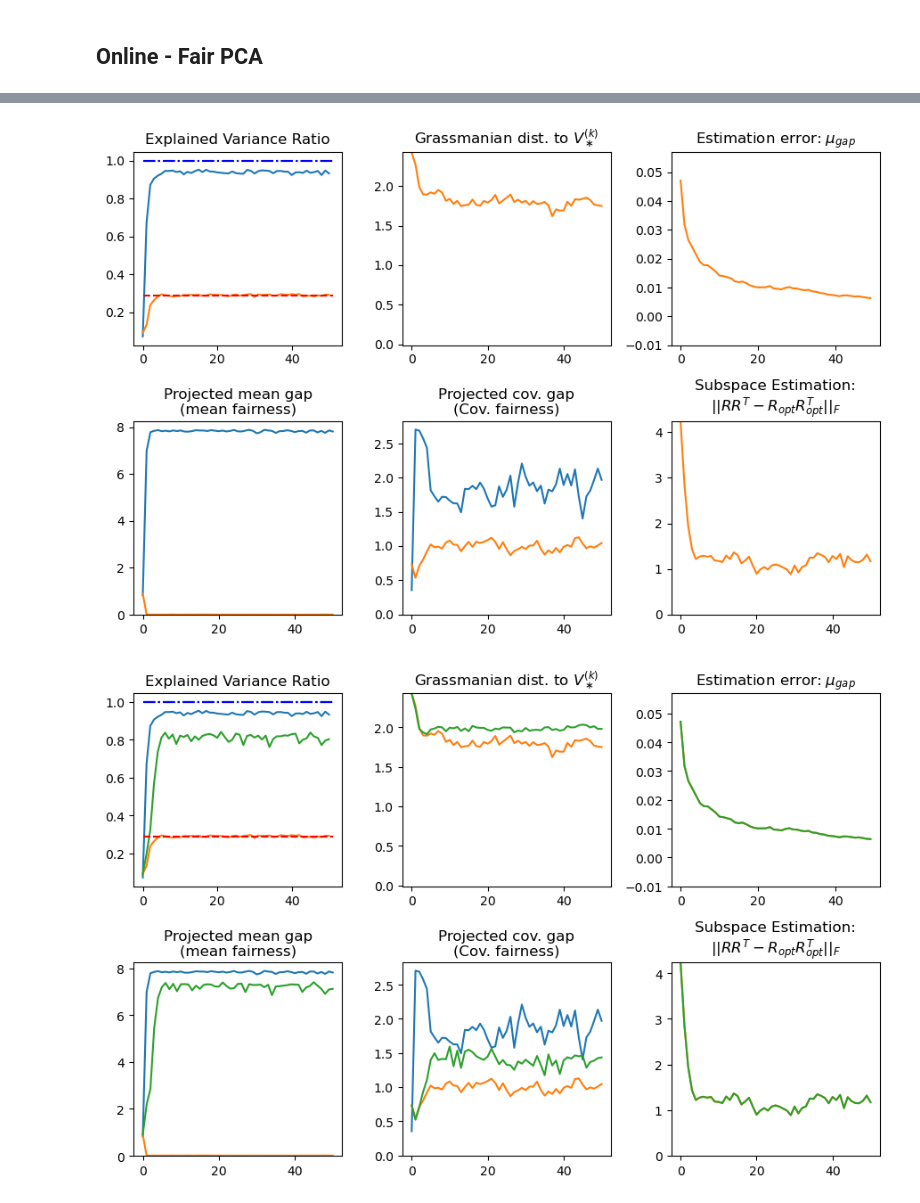
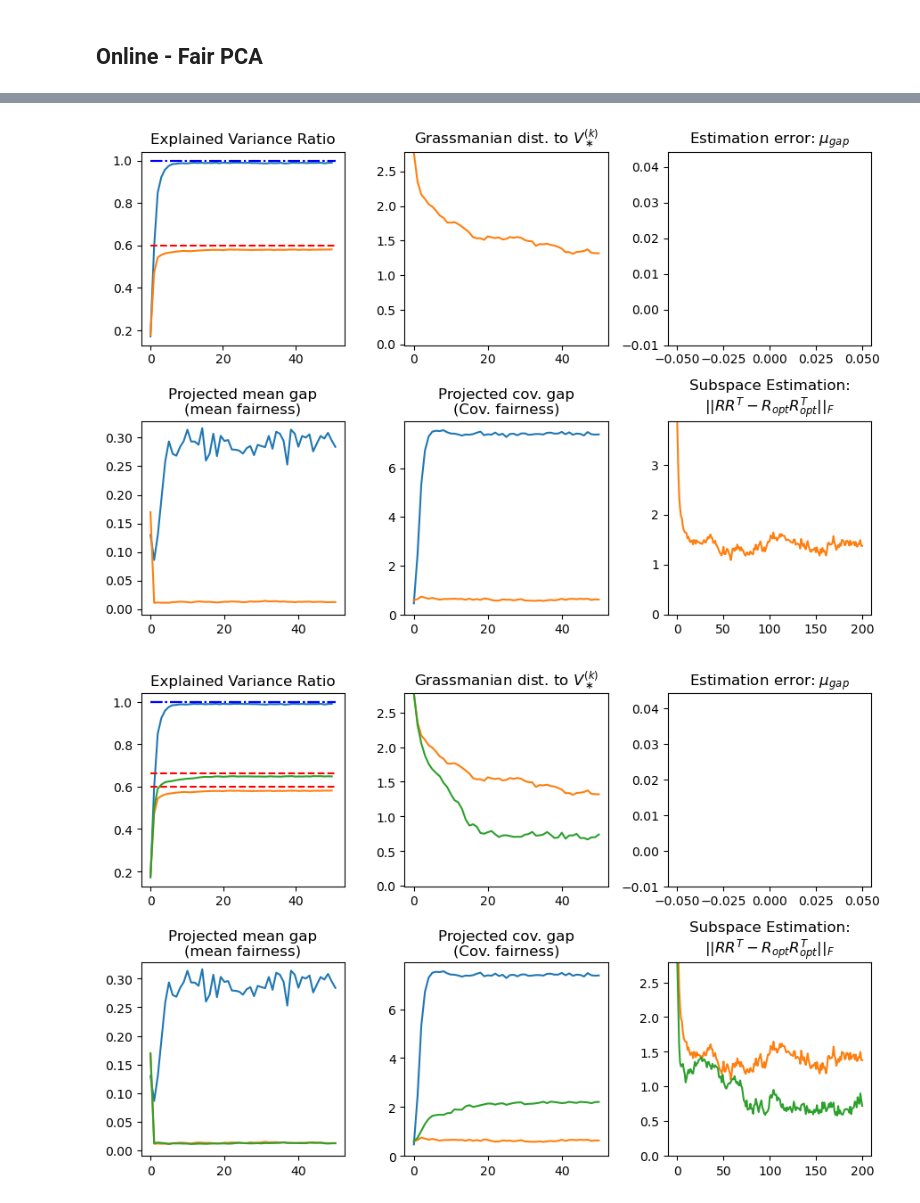
Before and after one commit to HanseulJo/fair-streaming-pca, a Jupyter notebook: FairPCA.ipynb, the cells around one changed output, grey strips where cells are left out. Saved outputs shown, nothing was run; the diff lists cells and outputs as text; code cells hidden in the pictures.

```diff
--- a/FairPCA.ipynb
+++ b/FairPCA.ipynb
@@ -7,10 +7,10 @@ from jax import random
 Algo = StreamingFairBlockPCA(
     data_dim=100,
     probability=0.5,
-    nullity=5,  # nullity of Sigma_gap
-    seed=42,
+    rank=2,  # nullity of Sigma_gap
+    seed=None,
     eps=0.1,
-    mu_scale=4,
+    mu_scale=0.5,
     max_cov_eig0=5,
     max_cov_eig1=6
 )
@@ -101,12 +129,12 @@ fig
 # %%
 n_iter = 50
 V = Algo.train(
-    target_dim=3,
-    rank=10,
+    target_dim=4,
+    rank=8,
     n_iter=n_iter,
     n_iter_inner=n_iter,
     batch_size_subspace=None,
-    batch_size_pca=100,
+    batch_size_pca=1000,
     constraint='vanilla', # unfair
     subspace_optimization=None,
     pca_optimization='npm',
@@ -123,12 +151,11 @@ fig, axes = Algo.plot_buffer(save=None);  # semicolon
 # %%
-n_iter = 50
 V = Algo.train(
-    target_dim=3,
-    rank=10,
+    target_dim=4,
+    rank=8,
     n_iter=n_iter,
-    n_iter_inner=n_iter,
+    n_iter_inner=200,
     batch_size_subspace=1000,
-    batch_size_pca=100,
+    batch_size_pca=1000,
     constraint='all',
     subspace_optimization='npm',
     pca_optimization='npm',
@@ -139,30 +166,27 @@ V = Algo.train(
     # lr_scheduler=lambda t: 0.998**(t-1)
 )
 # fig, axes = Algo.plot_buffer(save=None);  # semicolon
-Algo.plot_buffer(save=None, fig=fig, axes=axes);
-fig
+Algo.plot_buffer(save=None, fig=fig, axes=axes); fig
 # %% [output]
-[figure, old version]
+[figure, new version]
 # %%
-n_iter = 50
 V = Algo.train(
-    target_dim=3,
-    rank=10,
+    target_dim=4,
+    rank=4,
     n_iter=n_iter,
-    n_iter_inner=n_iter,
+    n_iter_inner=200,
     batch_size_subspace=1000,
-    batch_size_pca=100,
+    batch_size_pca=1000,
     constraint='all',
     subspace_optimization='npm',
     pca_optimization='npm',
     lr_pca=None,
     seed=0,
     verbose=True,
-    fairness_tradeoff=0.6
+    fairness_tradeoff=1
     # lr_scheduler=lambda t: 0.998**(t-1)
 )
 # fig, axes = Algo.plot_buffer(save=None);  # semicolon
-Algo.plot_buffer(save=None, fig=fig, axes=axes);
-fig
+Algo.plot_buffer(save=None, fig=fig, axes=axes); fig
 # %% [output]
-[figure, old version]
+[figure, new version]
```
Also changed, not shown: parts of 10 cells of this notebook, 1 other file.
